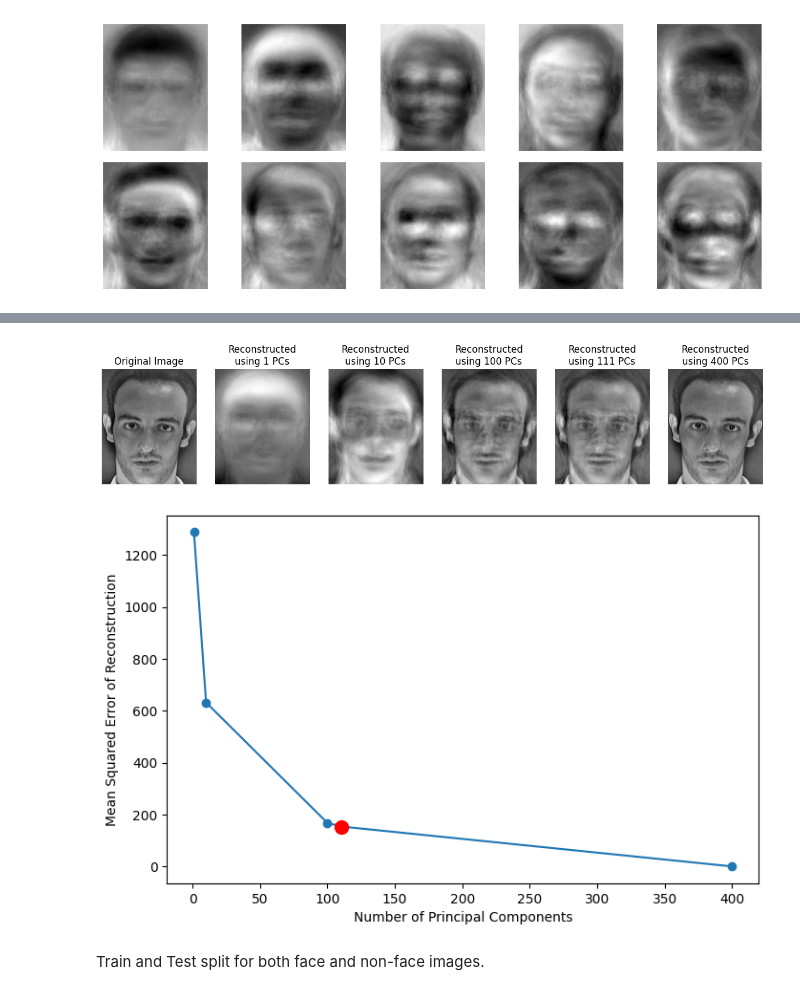
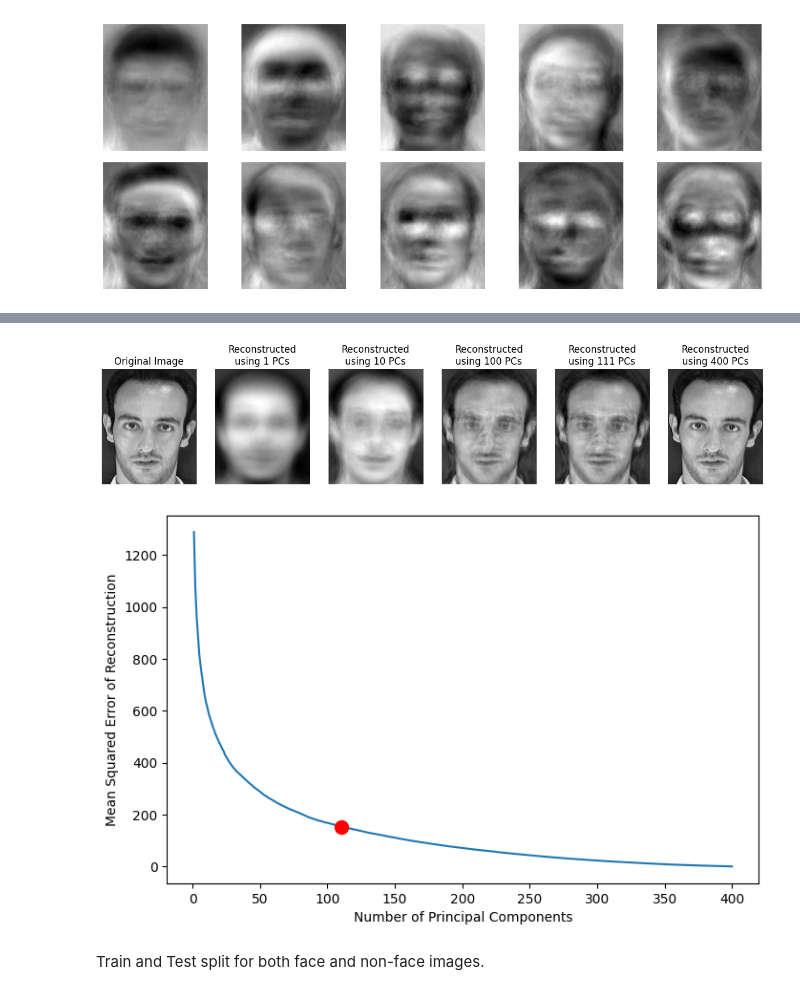
Before and after one commit to anuraglamsal/qf_project_4, a Jupyter notebook: proj_4.ipynb, the cells around one changed output, grey strips where cells are left out. Cells and saved outputs as stored; diff of their text form; code cells hidden in the pictures.

```diff
--- a/proj_4.ipynb
+++ b/proj_4.ipynb
@@ -111,36 +111,38 @@ np.random.seed(7) # For reproducibility.
 num_sample = 80
 # Picking 80 random images from the dataset.
 img_subset = face_images_centered.T[np.random.choice(face_images_centered.shape[1], num_sample, replace = False)].T
-pc_grid = [1, 10, 100, num_dim, len(eigvals)] # trying different number of eigenfaces for reconstruction.
 
 # visualizing the reconstruction too for one random image for each case.
 random_index = np.random.randint(0, num_sample)
-fig, axarr = plt.subplots(1, len(pc_grid) + 1, figsize = (15, 5))
-axarr[0].imshow(img_subset[:, random_index].reshape((112, 92)), cmap = 'gray')
+grid_vis = [1, 10, 100, num_dim, len(eigvals)] # number of principal components to visualize.
+
+fig, axarr = plt.subplots(1, len(grid_vis) + 1, figsize = (15, 5))
+axarr[0].imshow((img_subset + mean)[:, random_index].reshape((112, 92)), cmap = 'gray')
 axarr[0].set_title("Original Image")
 axarr[0].axis('off')
+
 mse_array = []
 with np.errstate(over = 'ignore', divide = 'ignore', invalid = 'ignore'):
-    for i in pc_grid:
+    for i in range(1, len(eigvals) + 1):
         pc = (eigvecs.T)[0:i, :] # principal components up to i.
-        #print(pc)
         rep = pc @ img_subset # representation
-        rec = pc.T @ rep # reconstruction
+        rec = (pc.T @ rep) + mean # reconstruction
 
-        axarr[pc_grid.index(i) + 1].imshow(rec[:, random_index].reshape((112, 92)), cmap = 'gray')
-        axarr[pc_grid.index(i) + 1].set_title(f"Reconstructed\nusing {i} PCs")
-        axarr[pc_grid.index(i) + 1].axis('off')
+        if i in grid_vis:
+            axarr[grid_vis.index(i) + 1].imshow(rec[:, random_index].reshape((112, 92)), cmap = 'gray')
+            axarr[grid_vis.index(i) + 1].set_title(f"Reconstructed\nusing {i} PCs")
+            axarr[grid_vis.index(i) + 1].axis('off')
 
-        mse = (np.square(img_subset - rec).mean(axis = 1)).mean() # mse error of reconstruction averaged over number of features
+        # calculating mse
+        mse = np.mean((rec - (img_subset + mean)) ** 2)
         mse_array.append(mse)
 
-
-print(f"Error using the first {num_dim} eigenfaces: {mse_array[3]}")
+print(f"Error using the first {num_dim} eigenfaces: {mse_array[num_dim - 1]}")
 
 # draw mse vs number of pcs plot
 plt.figure(figsize = (8, 5))
-plt.plot(pc_grid, mse_array, marker = 'o')
-plt.plot(num_dim - 1, mse_array[3], marker = 'o', markersize = 10, color = 'red')
+plt.plot(range(1, len(eigvals) + 1), mse_array)
+plt.plot(num_dim - 1, mse_array[num_dim - 1], marker = 'o', markersize = 10, color = 'red')
 
 plt.xlabel("Number of Principal Components")
 plt.ylabel("Mean Squared Error of Reconstruction")
@@ -151,5 +153,5 @@ Error using the first 111 eigenfaces: 153.36350776420616
-[figure, old version]
+[figure, new version]
-[figure, old version]
+[figure, new version]
 # %% [markdown]
 Train and Test split for both face and non-face images.
 # %%
```
Also changed, not shown: parts of 9 cells of this notebook, 6 other files.
